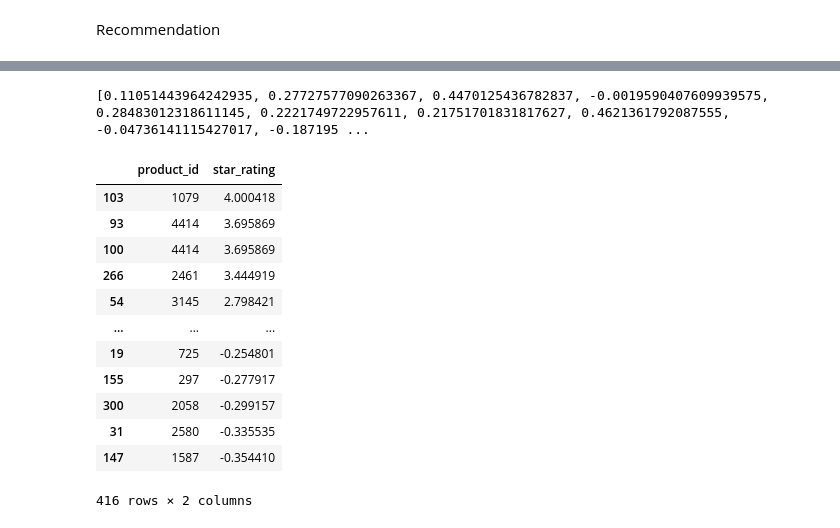
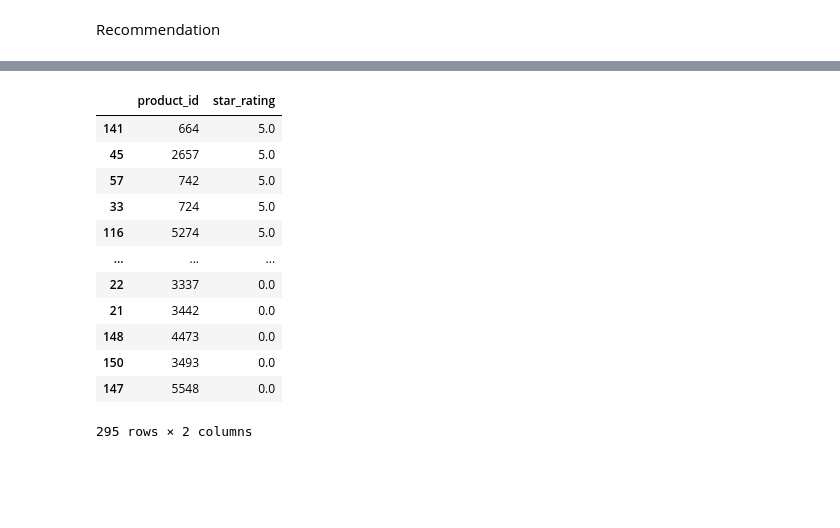
Before and after one commit to Ph1eu/Machine-Learning-And-Data-Mining-II, a Jupyter notebook: NCF.ipynb, the cells around one changed output, grey strips where cells are left out. Cells and saved outputs as stored; diff of their text form; code cells hidden in the pictures; blank space fills up the shorter version.

Commit message:
Add model weights

```diff
--- a/NCF.ipynb
+++ b/NCF.ipynb
@@ -171,6 +213,6 @@ Epoch 5/5
 model = model_rating
 # %%
 predictions = model.predict([np.array(train_data.customer_id), np.array(train_data.product_id)])
-for i in range(0,30):
+for i in range(30,70):
   print(f"riu: {train_data.star_rating.iloc[i]}, predicted: {(predictions[i][0])}")
 # %% [output]
@@ -212,2 +236,39 @@ print(res)
 # %% [markdown]
 Recommendation
+# %%
+def get_recommendations(model, desired_user_id):
+  mlp_user_embedding_weights = (next(iter(filter(lambda x: x.name == 'mlp_user_embedding', model.layers))).get_weights())
+
+  # get the latent embedding for the desired user
+  user_latent_matrix = mlp_user_embedding_weights[0]
+
+  one_user_vector = user_latent_matrix[desired_user_id,:]
+  one_user_vector = np.reshape(one_user_vector, (1,32))
+
+  #cluster users into 100 clusters
+  kmeans = KMeans(n_clusters=100, random_state=0, n_init='auto', verbose=0).fit(user_latent_matrix)
+
+  #predict the cluster that the desired user belongs to
+  desired_user_label = kmeans.predict(one_user_vector)
+  user_label = kmeans.labels_ #no of user_ids
+
+  #get user_ids in same cluster
+  neighbors = []
+  for user_id, user_label in enumerate(user_label):
+      if user_label == desired_user_label:
+          neighbors.append(user_id)
+
+  #get the corresponding product ids of those users
+  product_ids = []
+  for user_id in neighbors:
+      product_ids += list(train_data[train_data['customer_id'] == int(user_id)]['product_id'])
+
+  users = np.full(len(product_ids), desired_user_id, dtype='int32')
+  items = np.array(product_ids, dtype='int32')
+
+  #make predictions on the users and products
+  predictions = model.predict([users,items],batch_size=100, verbose=0)
+  predictions = predictions.tolist()
+  predictions = [i[0] for i in predictions]
+  predictions = round_predictions(np.array(predictions))
+  return product_ids, predictions
@@ -214,3 +283,4 @@ Recommendation
 # %%
 #user id to recommend the products to
-desired_user_id = train_data.customer_id[0]
+desired_user_id = train_data.customer_id[2]
+desired_user_id
@@ -274,31 +289,20 @@ Found 416 neighbor items from these users.
-# %%
-users = np.full(len(product_ids), desired_user_id, dtype='int32')
-items = np.array(product_ids, dtype='int32')
-
-# print('\nRanking most likely tracks using the NeuMF model...')
-# # and predict tracks for my user
-predictions = model.predict([users,items],batch_size=100, verbose=0)
-predictions = predictions.tolist()
-predictions = [i[0] for i in predictions]
-print(predictions)
-# %% [output]
-[0.11051443964242935, 0.27727577090263367, 0.4470125436782837, -0.0019590407609939575, 0.28483012318611145, 0.2221749722957611, 0.21751701831817627, 0.4621361792087555, -0.04736141115427017, -0.187195 ...
 # %%
+product_ids, predictions = get_recommendations(model_rating, desired_user_id)
 results_df = pd.DataFrame({'product_id': product_ids, 'star_rating': predictions})
 results_df = results_df.sort_values(by='star_rating', ascending=False)
-#display recommended products in rating order
+#display recommended products in order using rating
 results_df
 # %% [output]
 |  | product_id | star_rating |
-| 103 | 1079 | 4.000418 |
-| 93 | 4414 | 3.695869 |
-| 100 | 4414 | 3.695869 |
-| 266 | 2461 | 3.444919 |
-| 54 | 3145 | 2.798421 |
+| 141 | 664 | 5.0 |
+| 45 | 2657 | 5.0 |
+| 57 | 742 | 5.0 |
+| 33 | 724 | 5.0 |
+| 116 | 5274 | 5.0 |
 | ... | ... | ... |
-| 19 | 725 | -0.254801 |
-| 155 | 297 | -0.277917 |
-| 300 | 2058 | -0.299157 |
-| 31 | 2580 | -0.335535 |
-| 147 | 1587 | -0.354410 |
+| 22 | 3337 | 0.0 |
+| 21 | 3442 | 0.0 |
+| 148 | 4473 | 0.0 |
+| 150 | 3493 | 0.0 |
+| 147 | 5548 | 0.0 |
-416 rows × 2 columns
+295 rows × 2 columns
```
Also changed, not shown: parts of 20 cells of this notebook, 2 other files.
